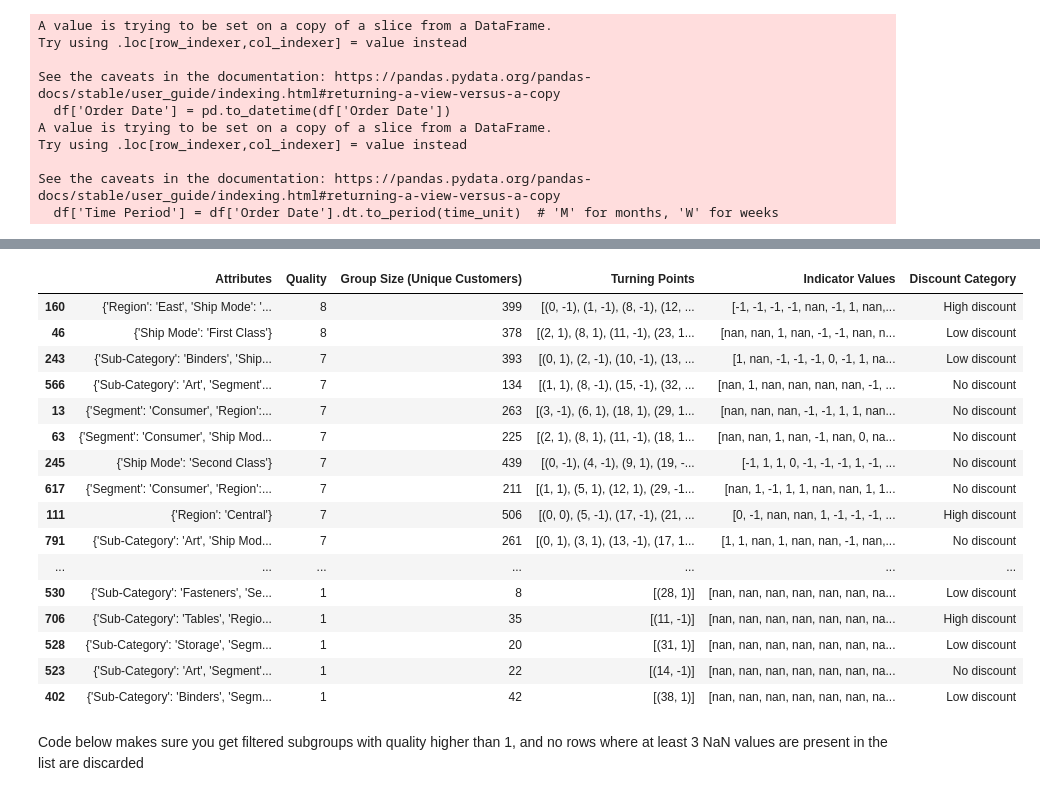
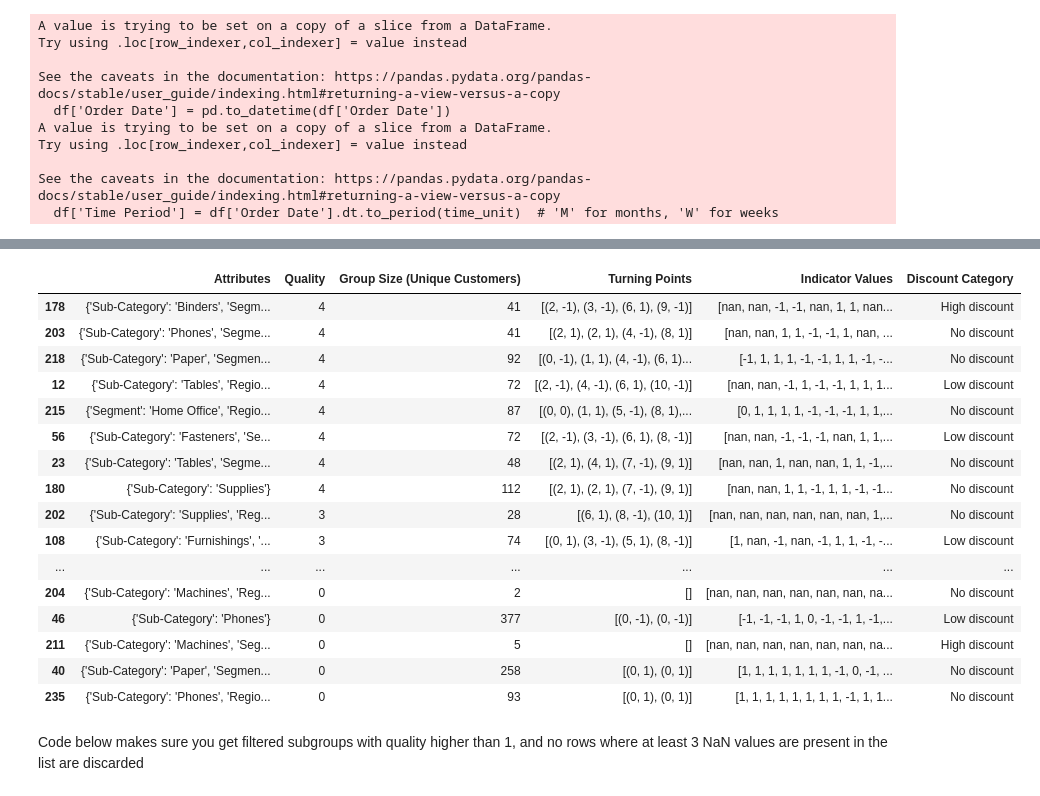
Before and after one commit to mauritzvanlingen/RTiDM-groep-2, a Jupyter notebook: subgroup_discovery.ipynb, the cells around one changed output, grey strips where cells are left out. Saved outputs shown, nothing was run; the diff lists cells and outputs as text; code cells hidden in the pictures.

```diff
--- a/subgroup_discovery.ipynb
+++ b/subgroup_discovery.ipynb
@@ -16,7 +16,7 @@ df['Order Date'] = pd.to_datetime(df['Order Date'])
 def categorize_discount(discount):
     if discount == 0:
         return "No discount"
-    elif 0 < discount <= 0.2:  # Assuming 20% corresponds to 0.2 in the dataset
+    elif 0 < discount <= 0.3:
         return "Low discount"
     else:
         return "High discount"
@@ -53,7 +53,7 @@ train_data = df[df['Order Date'] <= cutoff_date]
 test_data = df[df['Order Date'] > cutoff_date]
 
 # Apply medium exponential smoothing to reduce the impact of outliers (on 'Profit' and 'Sales' columns)
-def apply_exponential_smoothing(data, alpha=0.01):
+def apply_exponential_smoothing(data, alpha=0.15):
     # Apply exponential smoothing to 'Profit' and 'Sales'
     data['Profit'] = data['Profit'].ewm(alpha=alpha).mean()
     data['Sales'] = data['Sales'].ewm(alpha=alpha).mean()
@@ -147,12 +147,9 @@ See the caveats in the documentation: https://pandas.pydata.org/pandas-docs/stab
 Training Data (After Exponential Smoothing)
 (6682, 24)
 # %%
-import pandas as pd
-import matplotlib.pyplot as plt
-
 # Extract the year-week format from 'Order Date' to group by week
-train_data['Year-Week'] = train_data['Order Date'].dt.to_period('W')
-test_data['Year-Week'] = test_data['Order Date'].dt.to_period('W')
+train_data['Year-Week'] = train_data['Order Date'].dt.to_period('M')
+test_data['Year-Week'] = test_data['Order Date'].dt.to_period('M')
 print(train_data.shape)
 # Group by 'Year-Week' and calculate the average sales per week for both datasets
 avg_sales_per_week_train = train_data.groupby('Year-Week')['Sales'].mean()
@@ -197,5 +194,4 @@ See the caveats in the documentation: https://pandas.pydata.org/pandas-docs/stab
 # %%
-import pandas as pd
 import numpy as np
 from itertools import product, combinations
 
@@ -280,7 +276,7 @@ def discover_subgroups(df, attributes, k=5):
 
 # Example: Subgroup discovery based on 'Sub-Category', 'Segment', 'Region', and 'Ship Mode'
 attributes = ['Sub-Category', 'Segment', 'Region', 'Ship Mode']  # Variables for subgroup discovery
-best_subgroups_train = discover_subgroups(train_data, attributes, k=900)
+best_subgroups_train = discover_subgroups(train_data, attributes, k=250)
 
 # Convert the list of dictionaries (best_subgroups) into a DataFrame for better visualization
 subgroup_details_df_train = pd.DataFrame(best_subgroups_train)
@@ -325,6 +321,7 @@ def indicator_function(A_S, A_ref, Y_S, Y_ref, theta):
     else:
         return 0
 
+# Detect Turning Points based on indicator values, skip NaN in turning points detection
 # Detect Turning Points based on indicator values, skip NaN in turning points detection
 def detect_turning_points(indicator_series, n_min=2):
     turning_points = []
@@ -344,17 +341,22 @@ def detect_turning_points(indicator_series, n_min=2):
         if indicator_series[t] == current_value:
             run_length += 1
         else:
-            # Check if the run length is valid (n_min) and not at the start or end
-            if run_length >= n_min and t != 1 and t != len(indicator_series) - 1:
-                turning_points.append((t - run_length, current_value))
+            # Check if the run length is valid (n_min)
+            if run_length >= n_min:
+                # Only append the turning point if the strategy (current_value) has changed
+                if not turning_points or turning_points[-1][1] != current_value:
+                    turning_points.append((t - run_length, current_value))
             current_value = indicator_series[t]
             run_length = 1
 
     # Handle the last segment if it meets the conditions
-    if run_length >= n_min and len(indicator_series) > 1:
-        turning_points.append((len(indicator_series) - run_length, current_value))
+    if run_length >= n_min:
+        # Ensure the last turning point isn't the same as the current one
+        if not turning_points or turning_points[-1][1] != current_value:
+            turning_points.append((len(indicator_series) - run_length, current_value))
 
     return turning_points
+
 
 # Apply the indicator function to each subgroup and detect turning points
 def analyze_subgroups_with_indicator(subgroups, df, controllable_attributes, target_attribute, time_unit='W', percentage=5, n_min=2):
@@ -450,9 +452,9 @@ subgroups = best_subgroups_train
 # Analyze the subgroups and find turning points (with consistent time periods for months)
 controllable_attributes = 'Discount Category'  # Using 'Discount Category' as the controllable attribute
 target_attribute = 'Profit'  # The target variable for the analysis
-time_unit = 'W'  # 'M' for months, 'W' for weeks
-percentage = 3  # Percentage difference threshold for turning point detection
-n_min = 3  # Minimum number of consecutive indicator values to confirm a turning point
+time_unit = 'M'  # 'M' for months, 'W' for weeks
+percentage = 5  # Percentage difference threshold for turning point detection
+n_min = 2  # Minimum number of consecutive indicator values to confirm a turning point
 
 # Analyze the subgroups and detect turning points (on a monthly or weekly basis)
 updated_subgroups = analyze_subgroups_with_indicator(subgroups, train_data, controllable_attributes, target_attribute, time_unit, percentage, n_min)
@@ -499,20 +502,20 @@ Skipping empty subgroup or reference group
 |  | Attributes | Quality | Group Size (Unique Customers) | Turning Points | Indicator Values | Discount Category |
-| 160 | {'Region': 'East', 'Ship Mode': '... | 8 | 399 | [(0, -1), (1, -1), (8, -1), (12, ... | [-1, -1, -1, -1, nan, -1, 1, nan,... | High discount |
-| 46 | {'Ship Mode': 'First Class'} | 8 | 378 | [(2, 1), (8, 1), (11, -1), (23, 1... | [nan, nan, 1, nan, -1, -1, nan, n... | Low discount |
-| 243 | {'Sub-Category': 'Binders', 'Ship... | 7 | 393 | [(0, 1), (2, -1), (10, -1), (13, ... | [1, nan, -1, -1, -1, 0, -1, 1, na... | Low discount |
-| 566 | {'Sub-Category': 'Art', 'Segment'... | 7 | 134 | [(1, 1), (8, -1), (15, -1), (32, ... | [nan, 1, nan, nan, nan, nan, -1, ... | No discount |
-| 13 | {'Segment': 'Consumer', 'Region':... | 7 | 263 | [(3, -1), (6, 1), (18, 1), (29, 1... | [nan, nan, nan, -1, -1, 1, 1, nan... | No discount |
-| 63 | {'Segment': 'Consumer', 'Ship Mod... | 7 | 225 | [(2, 1), (8, 1), (11, -1), (18, 1... | [nan, nan, 1, nan, -1, nan, 0, na... | No discount |
-| 245 | {'Ship Mode': 'Second Class'} | 7 | 439 | [(0, -1), (4, -1), (9, 1), (19, -... | [-1, 1, 1, 0, -1, -1, -1, 1, -1, ... | No discount |
-| 617 | {'Segment': 'Consumer', 'Region':... | 7 | 211 | [(1, 1), (5, 1), (12, 1), (29, -1... | [nan, 1, -1, 1, 1, nan, nan, 1, 1... | No discount |
-| 111 | {'Region': 'Central'} | 7 | 506 | [(0, 0), (5, -1), (17, -1), (21, ... | [0, -1, nan, nan, 1, -1, -1, -1, ... | High discount |
-| 791 | {'Sub-Category': 'Art', 'Ship Mod... | 7 | 261 | [(0, 1), (3, 1), (13, -1), (17, 1... | [1, 1, nan, 1, nan, nan, -1, nan,... | No discount |
+| 178 | {'Sub-Category': 'Binders', 'Segm... | 4 | 41 | [(2, -1), (3, -1), (6, 1), (9, -1)] | [nan, nan, -1, -1, nan, 1, 1, nan... | High discount |
+| 203 | {'Sub-Category': 'Phones', 'Segme... | 4 | 41 | [(2, 1), (2, 1), (4, -1), (8, 1)] | [nan, nan, 1, 1, -1, -1, 1, nan, ... | No discount |
+| 218 | {'Sub-Category': 'Paper', 'Segmen... | 4 | 92 | [(0, -1), (1, 1), (4, -1), (6, 1)... | [-1, 1, 1, 1, -1, -1, 1, 1, -1, -... | No discount |
+| 12 | {'Sub-Category': 'Tables', 'Regio... | 4 | 72 | [(2, -1), (4, -1), (6, 1), (10, -1)] | [nan, nan, -1, 1, -1, -1, 1, 1, 1... | Low discount |
+| 215 | {'Segment': 'Home Office', 'Regio... | 4 | 87 | [(0, 0), (1, 1), (5, -1), (8, 1),... | [0, 1, 1, 1, 1, -1, -1, -1, 1, 1,... | No discount |
+| 56 | {'Sub-Category': 'Fasteners', 'Se... | 4 | 72 | [(2, -1), (3, -1), (6, 1), (8, -1)] | [nan, nan, -1, -1, -1, nan, 1, 1,... | Low discount |
+| 23 | {'Sub-Category': 'Tables', 'Segme... | 4 | 48 | [(2, 1), (4, 1), (7, -1), (9, 1)] | [nan, nan, 1, nan, nan, 1, 1, -1,... | No discount |
+| 180 | {'Sub-Category': 'Supplies'} | 4 | 112 | [(2, 1), (2, 1), (7, -1), (9, 1)] | [nan, nan, 1, 1, -1, 1, 1, -1, -1... | No discount |
+| 202 | {'Sub-Category': 'Supplies', 'Reg... | 3 | 28 | [(6, 1), (8, -1), (10, 1)] | [nan, nan, nan, nan, nan, nan, 1,... | No discount |
+| 108 | {'Sub-Category': 'Furnishings', '... | 3 | 74 | [(0, 1), (3, -1), (5, 1), (8, -1)] | [1, nan, -1, nan, -1, 1, 1, -1, -... | Low discount |
 | ... | ... | ... | ... | ... | ... | ... |
-| 530 | {'Sub-Category': 'Fasteners', 'Se... | 1 | 8 | [(28, 1)] | [nan, nan, nan, nan, nan, nan, na... | Low discount |
-| 706 | {'Sub-Category': 'Tables', 'Regio... | 1 | 35 | [(11, -1)] | [nan, nan, nan, nan, nan, nan, na... | High discount |
-| 528 | {'Sub-Category': 'Storage', 'Segm... | 1 | 20 | [(31, 1)] | [nan, nan, nan, nan, nan, nan, na... | Low discount |
-| 523 | {'Sub-Category': 'Art', 'Segment'... | 1 | 22 | [(14, -1)] | [nan, nan, nan, nan, nan, nan, na... | No discount |
-| 402 | {'Sub-Category': 'Binders', 'Segm... | 1 | 42 | [(38, 1)] | [nan, nan, nan, nan, nan, nan, na... | Low discount |
+| 204 | {'Sub-Category': 'Machines', 'Reg... | 0 | 2 | [] | [nan, nan, nan, nan, nan, nan, na... | No discount |
+| 46 | {'Sub-Category': 'Phones'} | 0 | 377 | [(0, -1), (0, -1)] | [-1, -1, -1, 1, 0, -1, -1, 1, -1,... | Low discount |
+| 211 | {'Sub-Category': 'Machines', 'Seg... | 0 | 5 | [] | [nan, nan, nan, nan, nan, nan, na... | High discount |
+| 40 | {'Sub-Category': 'Paper', 'Segmen... | 0 | 258 | [(0, 1), (0, 1)] | [1, 1, 1, 1, 1, 1, 1, -1, 0, -1, ... | No discount |
+| 235 | {'Sub-Category': 'Phones', 'Regio... | 0 | 93 | [(0, 1), (0, 1)] | [1, 1, 1, 1, 1, 1, 1, 1, -1, 1, 1... | No discount |
 # %% [markdown]
 Code below makes sure you get filtered subgroups with quality higher than 1, and no rows where at least 3 NaN values are present in the list are discarded
 # %%
```
Also changed, not shown: parts of 10 cells of this notebook.
